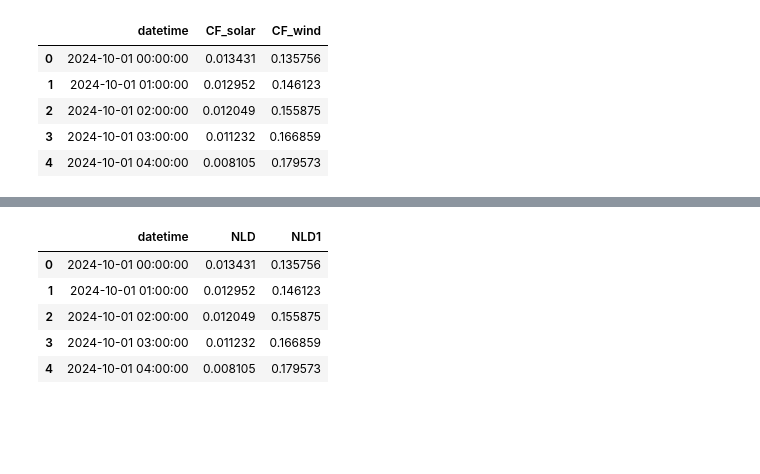
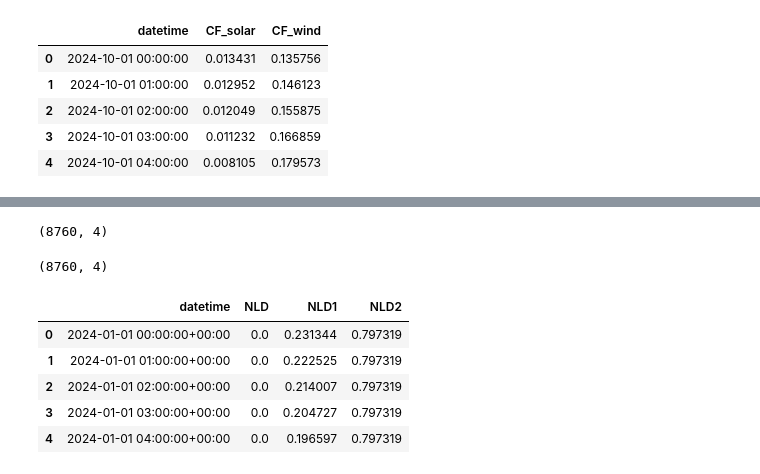
Before and after one commit to Yao10161016/electricity-market-dispatch-model-spain, a Jupyter notebook: calliope_model/model/input_data_tables/data_clean.ipynb, the cells around one changed output, grey strips where cells are left out. Saved outputs shown, nothing was run; the diff lists cells and outputs as text; code cells hidden in the pictures; blank space fills up the shorter version.

```diff
--- a/calliope_model/model/input_data_tables/data_clean.ipynb
+++ b/calliope_model/model/input_data_tables/data_clean.ipynb
@@ -321,0 +417,5 @@ renewables_df_year.head()
+# %%
+# add one column 'installed_capacity', 'capacity factor' calculated as value / installed_capacity
+hydro["installed_capacity"] = 17077
+hydro["CF_hydro"] = hydro["value"] / hydro["installed_capacity"]
+hydro.head()
@@ -321,0 +429,7 @@ renewables_df_year.head()
+# %%
+hydro_cf = hydro[["datetime", "CF_hydro"]]
+
+# Parse datetimes; handle timezone-aware strings by parsing with utc=True
+hydro_cf["datetime"] = pd.to_datetime(hydro_cf["datetime"], errors="coerce", utc=True)
+hydro_cf["datetime"] = hydro_cf["datetime"].dt.tz_convert("Europe/Madrid").dt.tz_localize(None)
+hydro_cf.head()
@@ -321,0 +453,16 @@ renewables_df_year.head()
+# %%
+solar_wind_2024['year_month'] = pd.to_datetime(solar_wind_2024['datetime']).dt.to_period('M')
+hydro_cf['year_month'] = pd.to_datetime(hydro_cf['datetime']).dt.to_period('M')
+
+# Merge on year_month
+renewables_2024 = pd.merge(
+    solar_wind_2024,
+    hydro_cf[['year_month', 'CF_hydro']],
+    on='year_month',
+    how='left'
+)
+
+# Drop the temporary year_month column
+renewables_2024 = renewables_2024.drop(columns=['year_month'])
+
+renewables_2024.head()
@@ -322,13 +481,20 @@ renewables_df_year.head()
+# %%
+renewables_2024.shape
+# %% [output]
+(8760, 4)
 # %%
 # delete rows with same datetime, keep the first occurrence
-renewables_df_year = renewables_df_year.drop_duplicates(subset=["datetime"], keep="first")
+renewables_df_year = renewables_2024.drop_duplicates(subset=["datetime"], keep="first")
+renewables_df_year.shape
+# %% [output]
+(8760, 4)
 # %%
-renewables_df_year = renewables_df_year[["datetime", "CF_solar", "CF_wind"]].rename(columns={"CF_solar": "NLD", "CF_wind": "NLD1"})
+renewables_df_year = renewables_df_year[["datetime", "CF_solar", "CF_windonshore", "CF_hydro"]].rename(columns={"CF_solar": "NLD", "CF_windonshore": "NLD1", "CF_hydro": "NLD2"})
 renewables_df_year.head()
 # %% [output]
-|  | datetime | NLD | NLD1 |
-| 0 | 2024-10-01 00:00:00 | 0.013431 | 0.135756 |
-| 1 | 2024-10-01 01:00:00 | 0.012952 | 0.146123 |
-| 2 | 2024-10-01 02:00:00 | 0.012049 | 0.155875 |
-| 3 | 2024-10-01 03:00:00 | 0.011232 | 0.166859 |
-| 4 | 2024-10-01 04:00:00 | 0.008105 | 0.179573 |
+|  | datetime | NLD | NLD1 | NLD2 |
+| 0 | 2024-01-01 00:00:00+00:00 | 0.0 | 0.231344 | 0.797319 |
+| 1 | 2024-01-01 01:00:00+00:00 | 0.0 | 0.222525 | 0.797319 |
+| 2 | 2024-01-01 02:00:00+00:00 | 0.0 | 0.214007 | 0.797319 |
+| 3 | 2024-01-01 03:00:00+00:00 | 0.0 | 0.204727 | 0.797319 |
+| 4 | 2024-01-01 04:00:00+00:00 | 0.0 | 0.196597 | 0.797319 |
```
Also changed, not shown: parts of 28 cells of this notebook, 44 other files.
